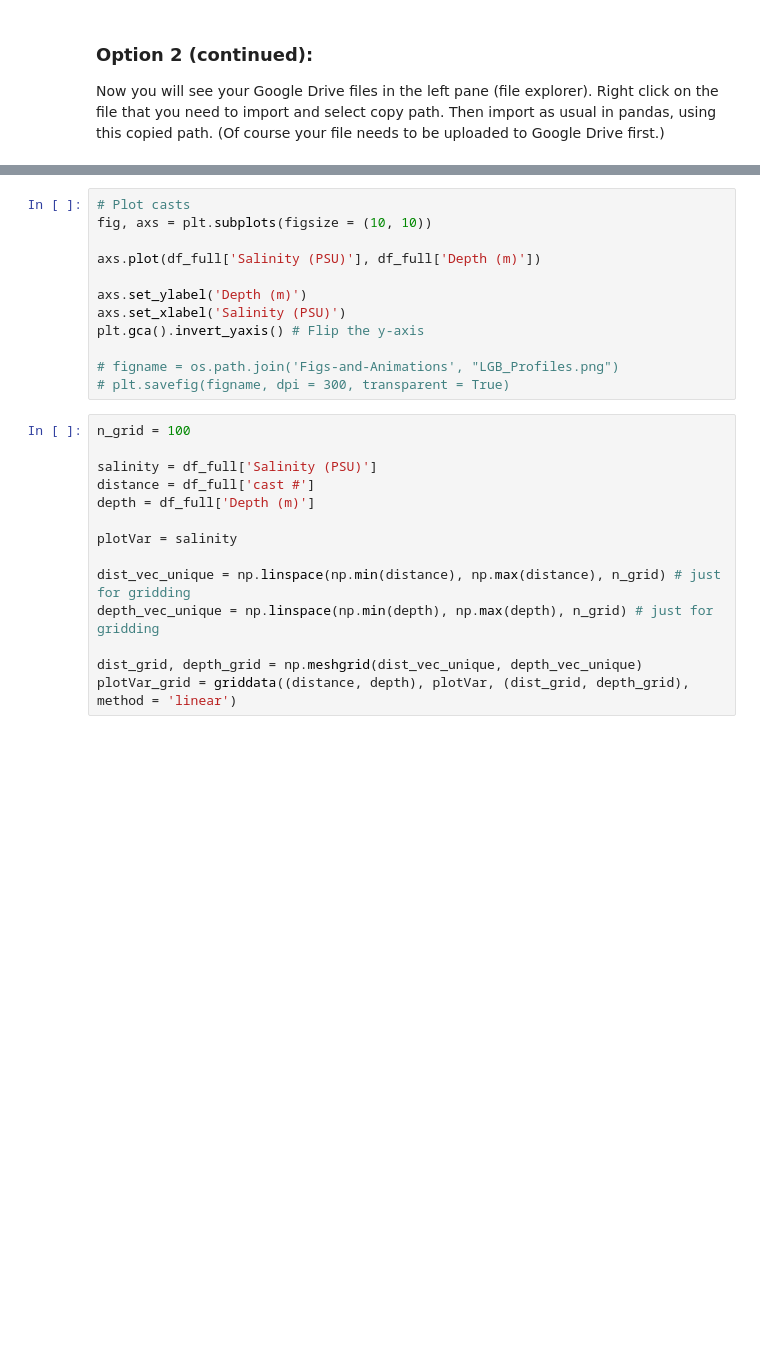
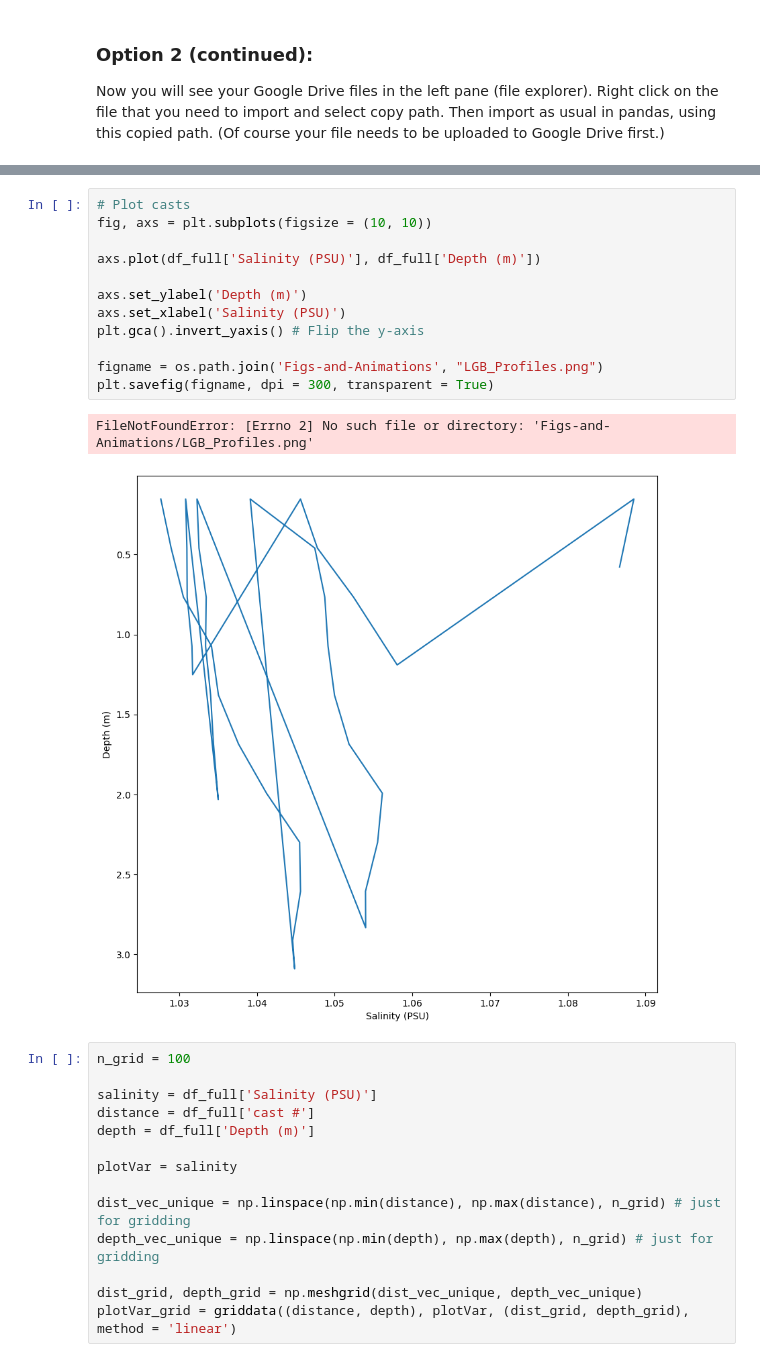
Before and after one commit to SUPScientist/Advanced-Quantitative-Oceanography, a Jupyter notebook: notebooks/loveGroveBridge_transect_20250417-OCN390.ipynb, the cells around one changed output, grey strips where cells are left out. Cells and saved outputs as stored; diff of their text form; blank space fills up the shorter version.

```diff
--- a/notebooks/loveGroveBridge_transect_20250417-OCN390.ipynb
+++ b/notebooks/loveGroveBridge_transect_20250417-OCN390.ipynb
@@ -53,15 +55,18 @@ NameError: name 'filepath' is not defined
 # %%
 # Plot casts
 fig, axs = plt.subplots(figsize = (10, 10))
 
 axs.plot(df_full['Salinity (PSU)'], df_full['Depth (m)'])
 
 axs.set_ylabel('Depth (m)')
 axs.set_xlabel('Salinity (PSU)')
 plt.gca().invert_yaxis() # Flip the y-axis
 
-# figname = os.path.join('Figs-and-Animations', "LGB_Profiles.png")
-# plt.savefig(figname, dpi = 300, transparent = True)
+figname = os.path.join('Figs-and-Animations', "LGB_Profiles.png")
+plt.savefig(figname, dpi = 300, transparent = True)
+# %% [output]
+FileNotFoundError: [Errno 2] No such file or directory: 'Figs-and-Animations/LGB_Profiles.png'
+[figure, added]
 # %%
 n_grid = 100
 
```
Also changed, not shown: parts of 5 cells of this notebook.
